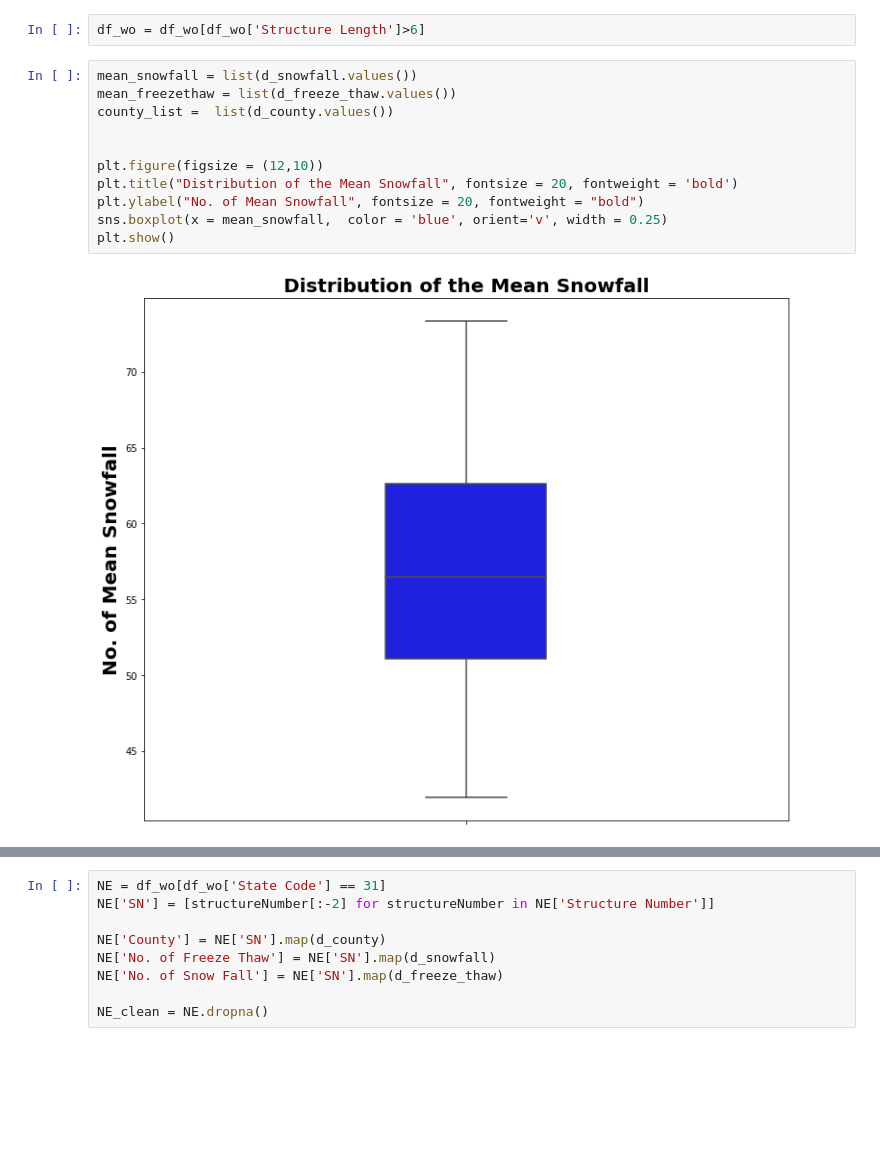
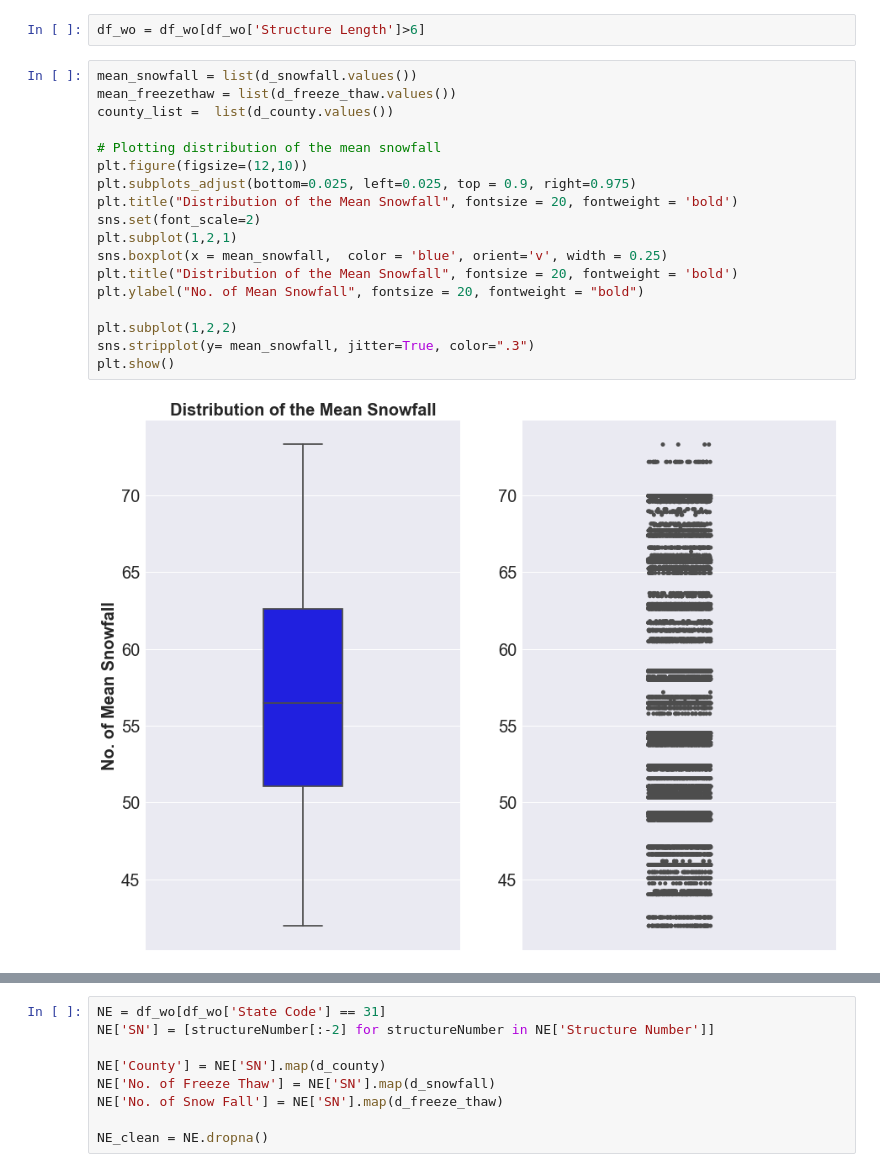
Before and after one commit to kaleoyster/thesis, a Jupyter notebook: analysis/06-03-19-effect-of-snowfall-on bridge-condition.ipynb, the cells around one changed output, grey strips where cells are left out. Cells and saved outputs as stored; diff of their text form; blank space fills up the shorter version.

Commit message:
added boxplot jitter in the analysis of snowfall and freeze

```diff
--- a/analysis/06-03-19-effect-of-snowfall-on bridge-condition.ipynb
+++ b/analysis/06-03-19-effect-of-snowfall-on bridge-condition.ipynb
@@ -135,14 +135,21 @@ df_wo = df_wo[df_wo['Structure Length']>6]
 # %%
 mean_snowfall = list(d_snowfall.values())
 mean_freezethaw = list(d_freeze_thaw.values())
 county_list =  list(d_county.values())
 
-
-plt.figure(figsize = (12,10))
+# Plotting distribution of the mean snowfall
+plt.figure(figsize=(12,10))
+plt.subplots_adjust(bottom=0.025, left=0.025, top = 0.9, right=0.975)
+plt.title("Distribution of the Mean Snowfall", fontsize = 20, fontweight = 'bold')
+sns.set(font_scale=2)
+plt.subplot(1,2,1)
+sns.boxplot(x = mean_snowfall,  color = 'blue', orient='v', width = 0.25)
 plt.title("Distribution of the Mean Snowfall", fontsize = 20, fontweight = 'bold')
 plt.ylabel("No. of Mean Snowfall", fontsize = 20, fontweight = "bold")
-sns.boxplot(x = mean_snowfall,  color = 'blue', orient='v', width = 0.25)
+
+plt.subplot(1,2,2)
+sns.stripplot(y= mean_snowfall, jitter=True, color=".3")
 plt.show()
 # %% [output]
-[figure, old version]
+[figure, new version]
 # %%
```
Also changed, not shown: parts of 7 cells of this notebook.
